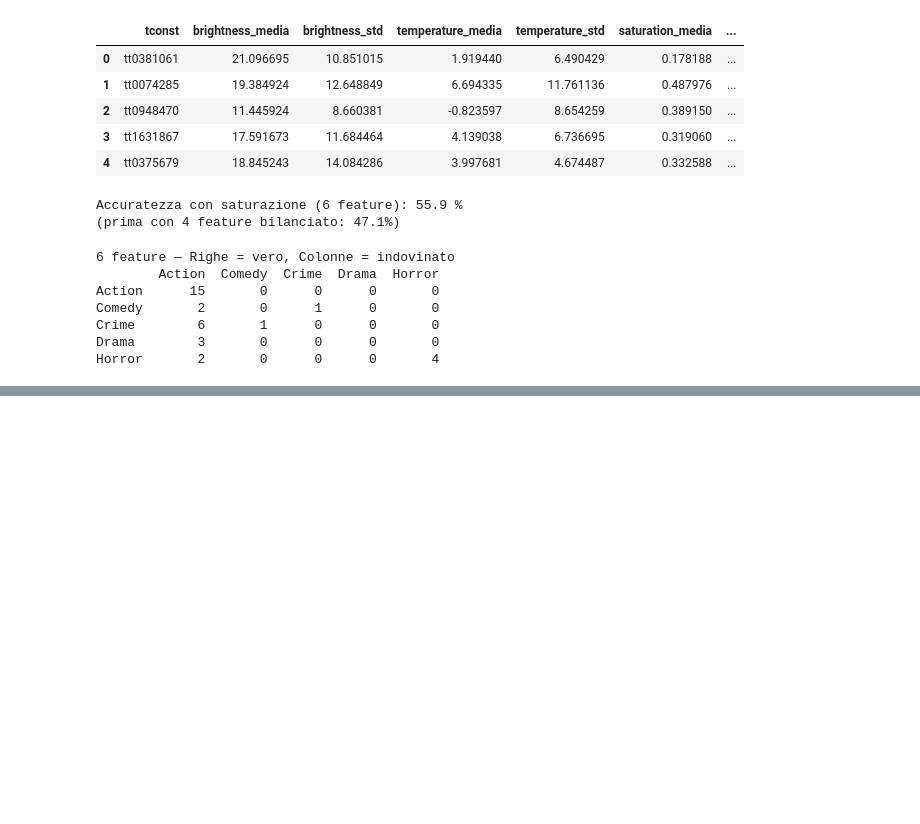
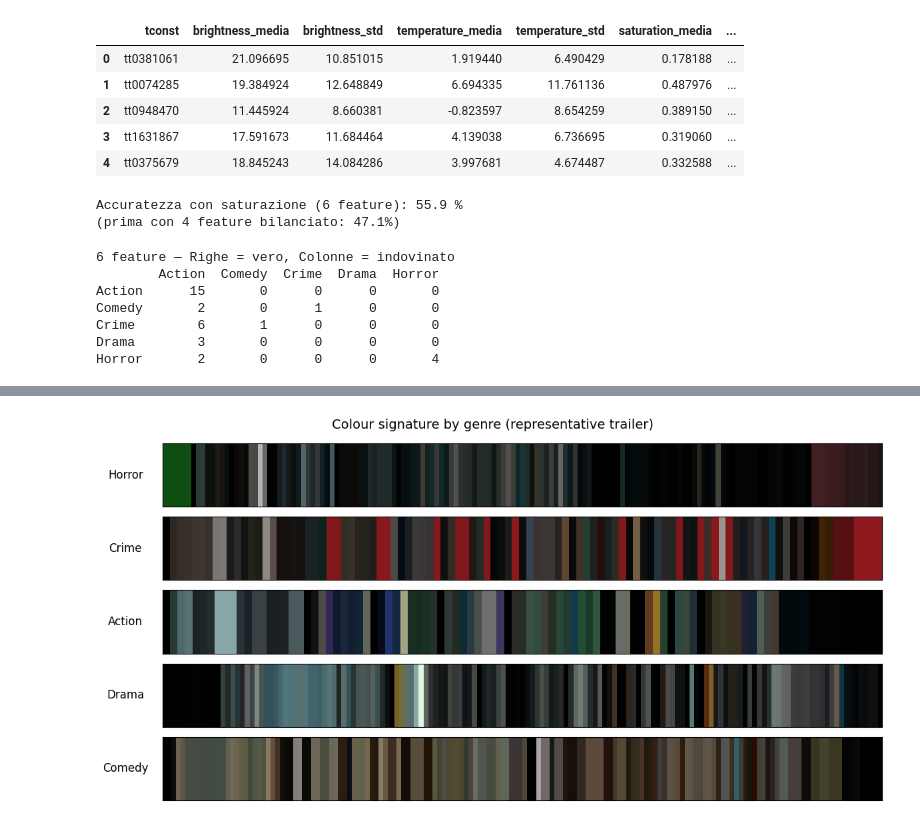
Before and after one commit to maddalenasorci/color-in-motion, a Jupyter notebook: notebooks/03_color_extraction.ipynb, the cells around one changed output, grey strips where cells are left out. Saved outputs shown, nothing was run; the diff lists cells and outputs as text; code cells hidden in the pictures; blank space fills up the shorter version.

```diff
--- a/notebooks/03_color_extraction.ipynb
+++ b/notebooks/03_color_extraction.ipynb
@@ -378,0 +489,39 @@ Horror       2       0      0      0       4
+# %%
+import matplotlib.pyplot as plt
+import numpy as np
+
+ordine = ["Horror", "Crime", "Action", "Drama", "Comedy"]
+film_esemplari = {}
+
+# per ogni genere, scegliamo il film piu vicino alla luminanza media del genere
+for genere in ordine:
+    gruppo = colori_df[colori_df["genere_principale"] == genere]
+    media_genere = gruppo["brightness_media"].mean()
+
+    # differenza tra ogni film e la media del suo genere
+    gruppo = gruppo.copy()
+    gruppo["distanza"] = (gruppo["brightness_media"] - media_genere).abs()
+
+    # il film piu vicino alla media
+    esemplare = gruppo.sort_values("distanza").iloc[0]
+    film_esemplari[genere] = esemplare["tconst"]
+
+# disegniamo il barcode vero di ogni film esemplare
+fig, axes = plt.subplots(len(ordine), 1, figsize=(12, 6))
+
+for i, genere in enumerate(ordine):
+    tconst = film_esemplari[genere]
+    colori = barcode_per_film[tconst]
+    immagine = np.array(colori).reshape(1, len(colori), 3)
+
+    axes[i].imshow(immagine, aspect="auto")
+    axes[i].set_yticks([])
+    axes[i].set_xticks([])
+    axes[i].set_ylabel(genere, rotation=0, labelpad=40, va="center", fontsize=12)
+
+plt.suptitle("Colour signature by genre (representative trailer)", fontsize=14)
+plt.tight_layout()
+plt.savefig("../outputs/barcode_representative.png", dpi=120, bbox_inches="tight")
+plt.show()
+# %% [output]
+[figure, added]
```
Also changed, not shown: parts of 5 cells of this notebook, 1 other file.
